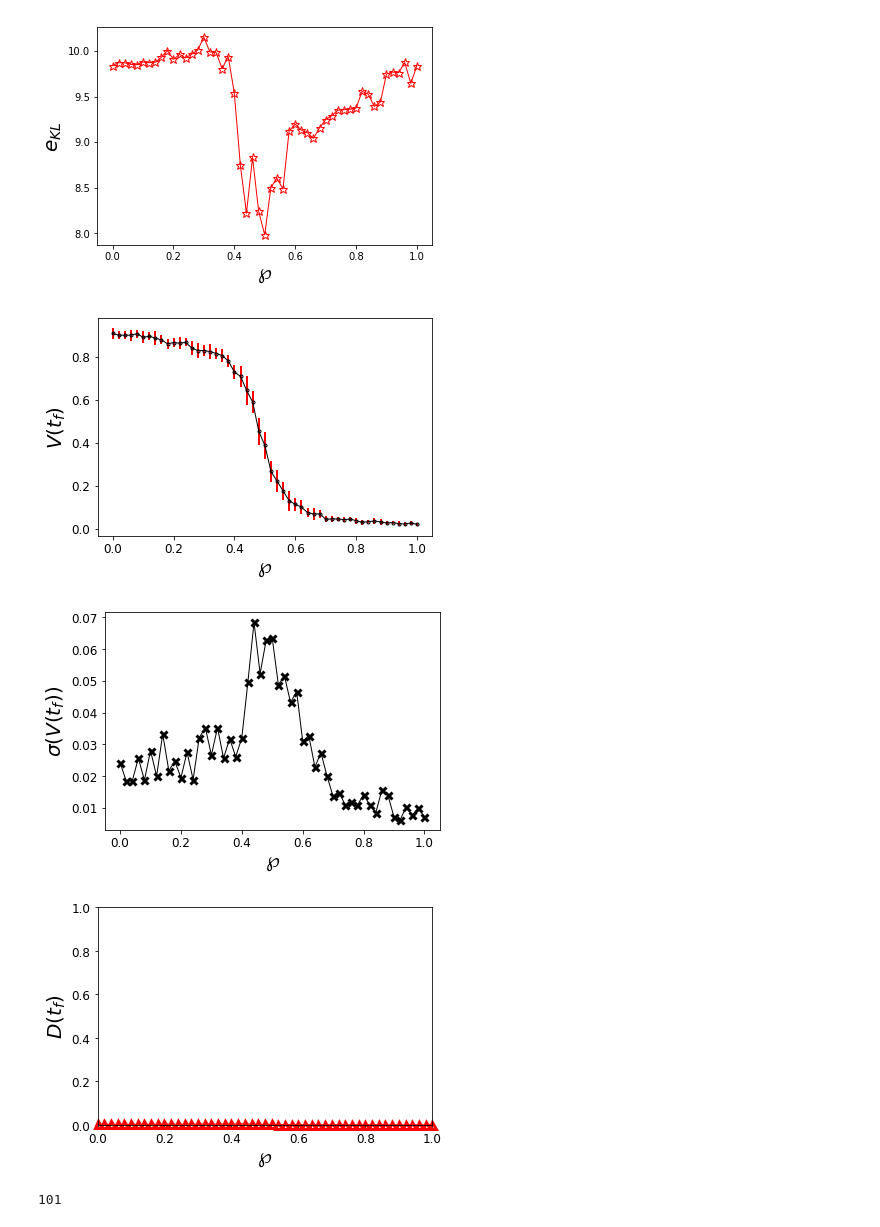
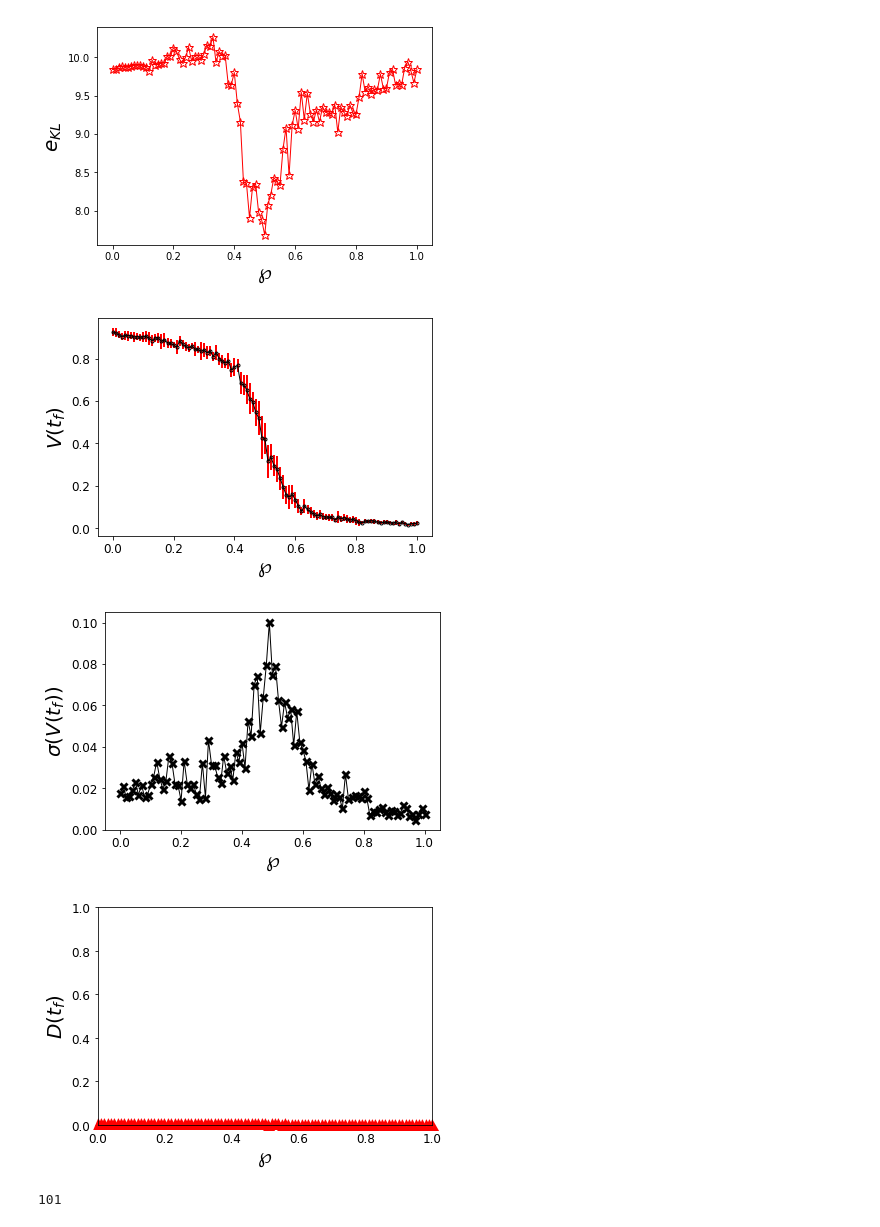
Before and after one commit to javiervz/zipf, a Jupyter notebook: plot.ipynb, the cells around one changed output. Saved outputs shown, nothing was run; the diff lists cells and outputs as text; code cells hidden in the pictures.

```diff
--- a/plot.ipynb
+++ b/plot.ipynb
@@ -45,8 +45,8 @@ def KL2(distrib):
 A=KL2(meanD)
 
 THETA=[]
-for k in range(51):
-    THETA+=[k/float(50)]
+for k in range(101):
+    THETA+=[k/float(100)]
 
 plt.plot(THETA, A,color='r',linewidth=1,marker='*',markersize=9,fillstyle='none',markeredgewidth=1,clip_on=False)
 #plt.legend(loc='best')
@@ -70,37 +70,37 @@ for item in Aa:
 
 plt.errorbar(THETA, meanV, yerr=STDV,ecolor='r',color='k',linewidth=1,elinewidth=2,marker='o',markersize=3,fillstyle='none',markeredgewidth=1,clip_on=False)
 #plt.legend(loc='best')
 plt.ylabel('$V(t_f)$',fontsize=20)
 plt.xlabel(r'$\wp$',fontsize=20)
 plt.rcParams.update({'font.size': 12})
 plt.savefig('finalmeanV6464.pdf', format='pdf', transparent=True, bbox_inches='tight',dpi=800)
 plt.show()
 plt.close()
 
 plt.plot(THETA,STDV,'k',marker='x',markersize=7,fillstyle='none',markeredgewidth=3,clip_on=False,linewidth=1)
 #plt.legend(loc='best')
 plt.ylabel(r'$\sigma(V(t_f))$',fontsize=20)
 plt.xlabel(r'$\wp$',fontsize=20)
 plt.rcParams.update({'font.size': 12})
 plt.savefig('finalmeanVSTD6464.pdf', format='pdf', transparent=True, bbox_inches='tight',dpi=800)
 plt.show()
 plt.close()
 
 plt.plot(THETA,meanA,'red',marker='^',markersize=7,fillstyle='none',markeredgewidth=3,clip_on=False,linewidth=1)
 #plt.legend(loc='best')
 plt.ylabel('$D(t_f)$',fontsize=20)
 plt.xlabel(r'$\wp$',fontsize=20)
 plt.rcParams.update({'font.size': 12})
 plt.axis([0,1,0,1])
 plt.savefig('finalmeanA6464.pdf', format='pdf', transparent=True, bbox_inches='tight',dpi=800)
 plt.show()
 
 plt.close()
 # %% [output]
-[figure, old version]
+[figure, new version]
-[figure, old version]
+[figure, new version]
-[figure, old version]
+[figure, new version]
-[figure, old version]
+[figure, new version]
 # %%
 len(A)
 # %% [output]
```
Also changed, not shown: parts of 12 cells of this notebook.
